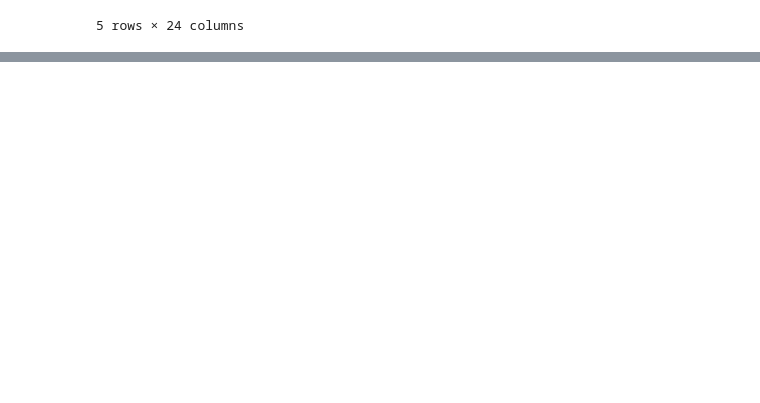
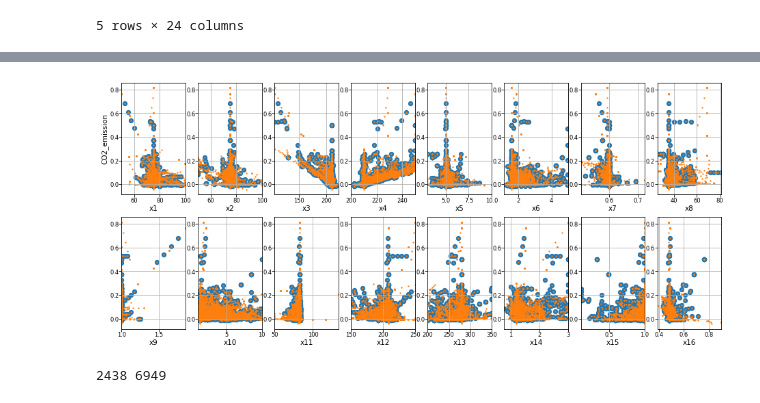
Before and after one commit to Hyein-coder/pykan, a Jupyter notebook: github/workflows/Hyein/hydrogenation_data.ipynb, the cells around one changed output, grey strips where cells are left out. Cells and saved outputs as stored; diff of their text form; code cells hidden in the pictures; blank space fills up the shorter version.

```diff
--- a/github/workflows/Hyein/hydrogenation_data.ipynb
+++ b/github/workflows/Hyein/hydrogenation_data.ipynb
@@ -99,0 +100,18 @@ Test set: 178 (20.0%)
+# %%
+fig, axs = plt.subplots(2, int(np.ceil(num_input/2)), figsize=(15, 6))
+axs = np.atleast_1d(axs).flatten()
+
+for i in range(num_input):
+    ax = axs[i]
+    ax.scatter(filedata_x15[name_X[i]], filedata_x15[name_y])
+    ax.scatter(filedata_x10[name_X[i]], filedata_x10[name_y], s=1.5)
+    ax.set_xlabel(name_X[i])
+    ax.grid()
+axs[0].set_ylabel(name_y)
+plt.show()
+# %% [output]
+[figure, added]
+# %%
+print(len(filedata_x15), len(filedata_x10))
+# %% [output]
+2438 6949
```
Also changed, not shown: parts of 2 cells of this notebook, 56 other files.
